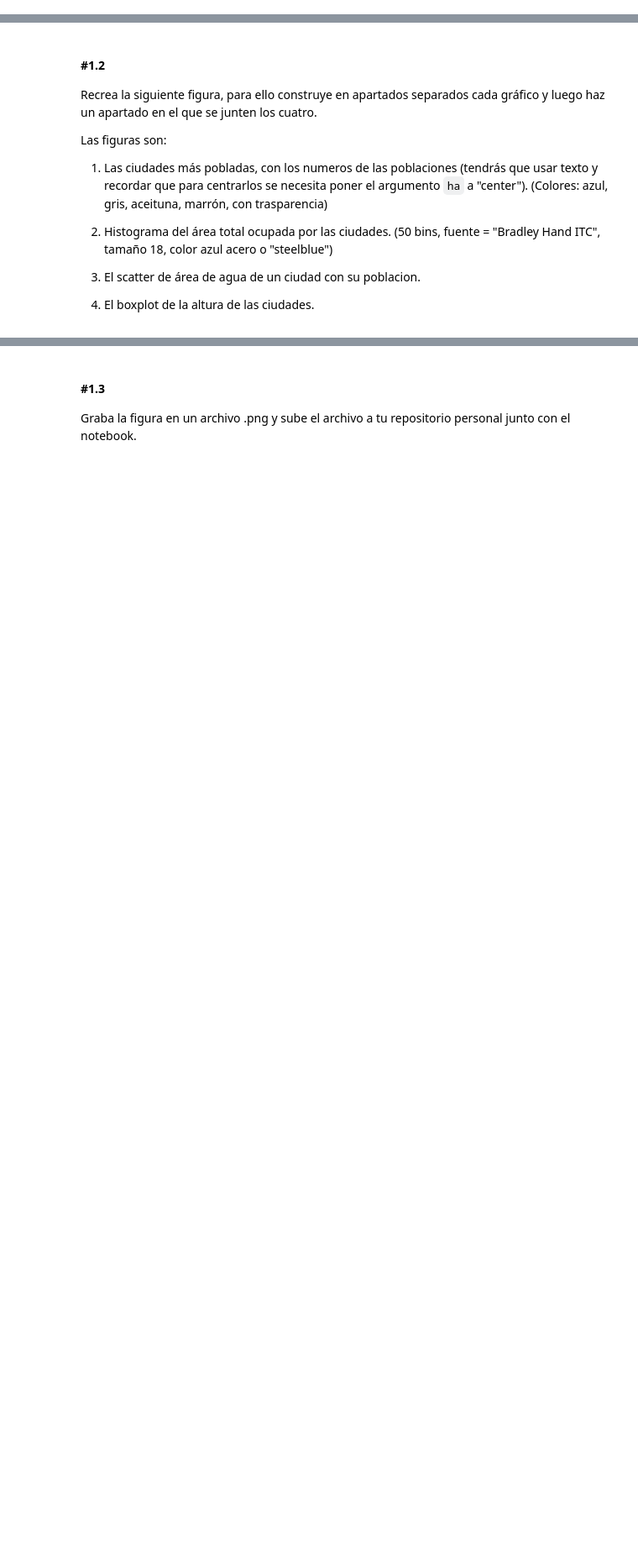
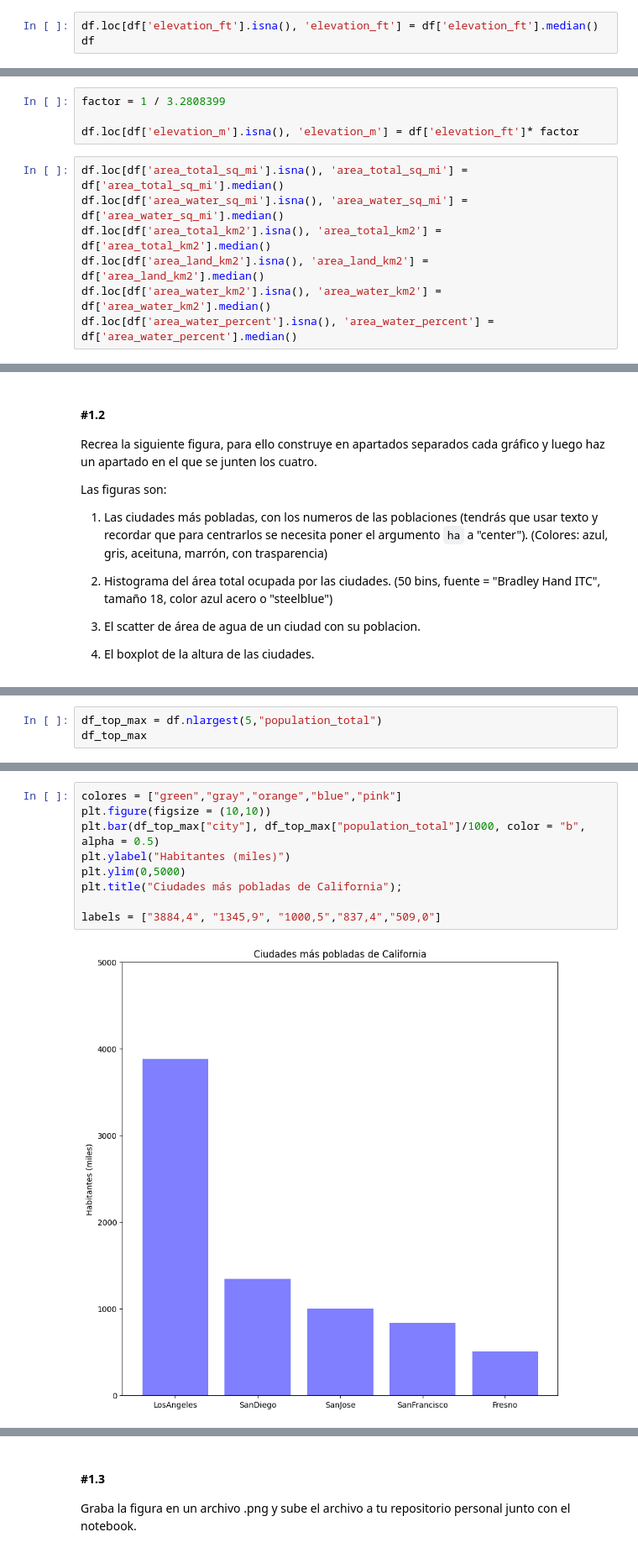
Before and after one commit to sergidelacruz/DS-online-Sergi, a Jupyter notebook: 03_Data_Analysis/Sprint_08/Unidad_01_Visualizacion_Basica_Matplotlib/03_Practica_Obligatoria/18_Practica_Obligatoria_Visualizacion_Basica.ipynb, the cells around one changed output, grey strips where cells are left out. Shown at 84% size. Cells and saved outputs as stored; diff of their text form; blank space fills up the shorter version.

```diff
--- a/03_Data_Analysis/Sprint_08/Unidad_01_Visualizacion_Basica_Matplotlib/03_Practica_Obligatoria/18_Practica_Obligatoria_Visualizacion_Basica.ipynb
+++ b/03_Data_Analysis/Sprint_08/Unidad_01_Visualizacion_Basica_Matplotlib/03_Practica_Obligatoria/18_Practica_Obligatoria_Visualizacion_Basica.ipynb
@@ -21,0 +53,3 @@ Importa los paquetes y módulos que necesites a lo largo del notebook.
+# %%
+df.loc[df['elevation_ft'].isna(), 'elevation_ft'] = df['elevation_ft'].median()
+df
@@ -21,0 +81,11 @@ Importa los paquetes y módulos que necesites a lo largo del notebook.
+# %%
+factor = 1 / 3.2808399
+
+df.loc[df['elevation_m'].isna(), 'elevation_m'] = df['elevation_ft']* factor
+# %%
+df.loc[df['area_total_sq_mi'].isna(), 'area_total_sq_mi'] = df['area_total_sq_mi'].median()
+df.loc[df['area_water_sq_mi'].isna(), 'area_water_sq_mi'] = df['area_water_sq_mi'].median()
+df.loc[df['area_total_km2'].isna(), 'area_total_km2'] = df['area_total_km2'].median()
+df.loc[df['area_land_km2'].isna(), 'area_land_km2'] = df['area_land_km2'].median()
+df.loc[df['area_water_km2'].isna(), 'area_water_km2'] = df['area_water_km2'].median()
+df.loc[df['area_water_percent'].isna(), 'area_water_percent'] = df['area_water_percent'].median()
@@ -32,3 +122,6 @@ Las figuras son:
 4. El boxplot de la altura de las ciudades.
 # %% [markdown]
 ![figura_ejempo.png](attachment:figura_ejempo.png)
+# %%
+df_top_max = df.nlargest(5,"population_total")
+df_top_max
@@ -34,0 +135,11 @@ Las figuras son:
+# %%
+colores = ["green","gray","orange","blue","pink"]
+plt.figure(figsize = (10,10))
+plt.bar(df_top_max["city"], df_top_max["population_total"]/1000, color = "b", alpha = 0.5)
+plt.ylabel("Habitantes (miles)")
+plt.ylim(0,5000)
+plt.title("Ciudades más pobladas de California");
+
+labels = ["3884,4", "1345,9", "1000,5","837,4","509,0"]
+# %% [output]
+[figure, added]
```
Also changed, not shown: parts of 10 cells of this notebook.
